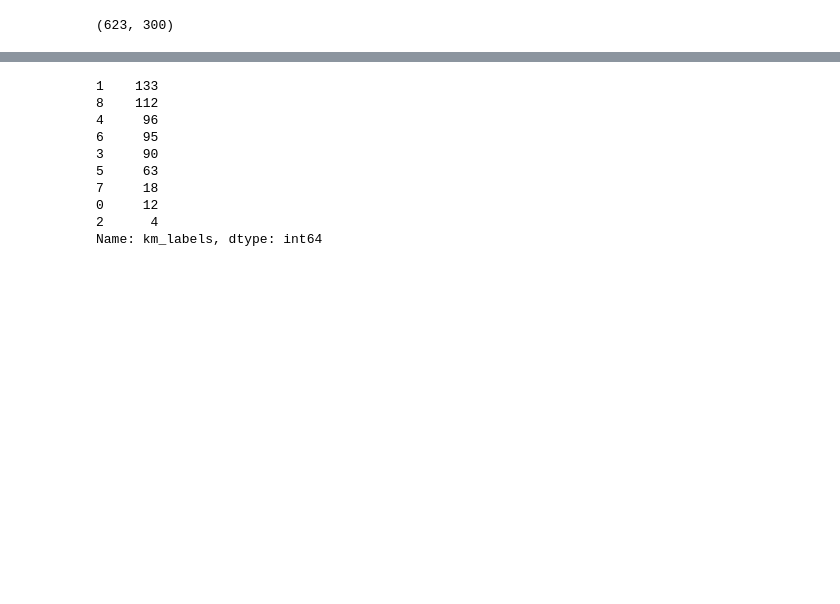
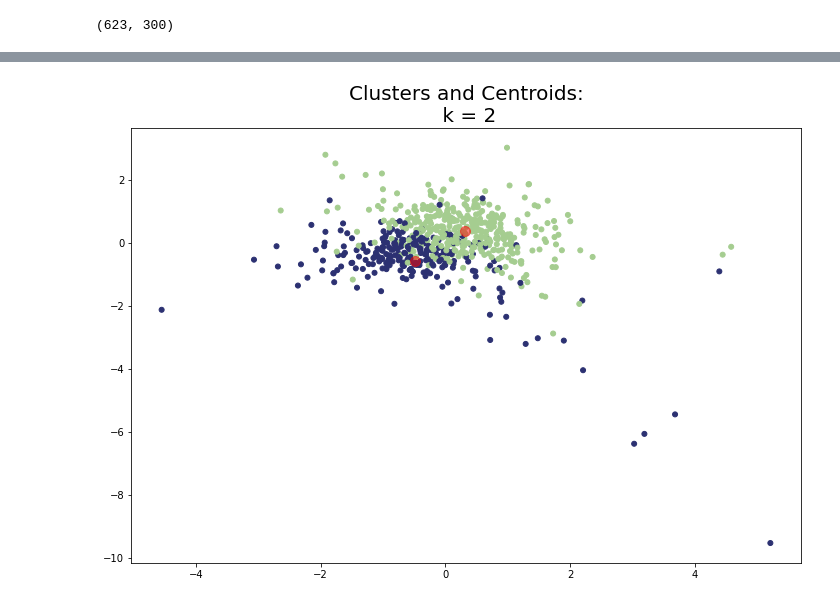
Before and after one commit to jabrown5/political-affiliation-twitter, a Jupyter notebook: code/05_Modeling.ipynb, the cells around one changed output, grey strips where cells are left out. Saved outputs shown, nothing was run; the diff lists cells and outputs as text; code cells hidden in the pictures; blank space fills up the shorter version.

```diff
--- a/code/05_Modeling.ipynb
+++ b/code/05_Modeling.ipynb
@@ -236,15 +313,21 @@ KMeans(algorithm='auto', copy_x=True, init='k-means++', max_iter=300,
 # %%
-# Create new column with KMeans labels and look at distribution of labels
-data['km_labels'] = gs.best_estimator_.labels_
-data['km_labels'].value_counts()
+# # Create new column with KMeans labels and look at distribution of labels
+# data['km_labels'] = gs.best_estimator_.labels_
+# data['km_labels'].value_counts()
-# %% [output]
-1    133
-8    112
-4     96
-6     95
-3     90
-5     63
-7     18
-0     12
-2      4
-Name: km_labels, dtype: int64
+# %%
+# from sklearn.cluster import KMeans
+km = KMeans(n_clusters=2)
+km.fit(X)
+km_means = km.predict(X)
+
+plt.figure(figsize=(12,8))
+
+plt.scatter([X[:, 0]], [X[:, 1]], c=km_means, s=25, cmap='crest')
+
+centers = km.cluster_centers_
+plt.scatter(centers[:, 0], centers[:, 1], c='red', s=100, alpha=0.5)
+
+plt.title('Clusters and Centroids:\n k = 2', size=20)
+plt.show()
+# %% [output]
+[figure, added]
```
Also changed, not shown: parts of 22 cells of this notebook, 1 other file.
